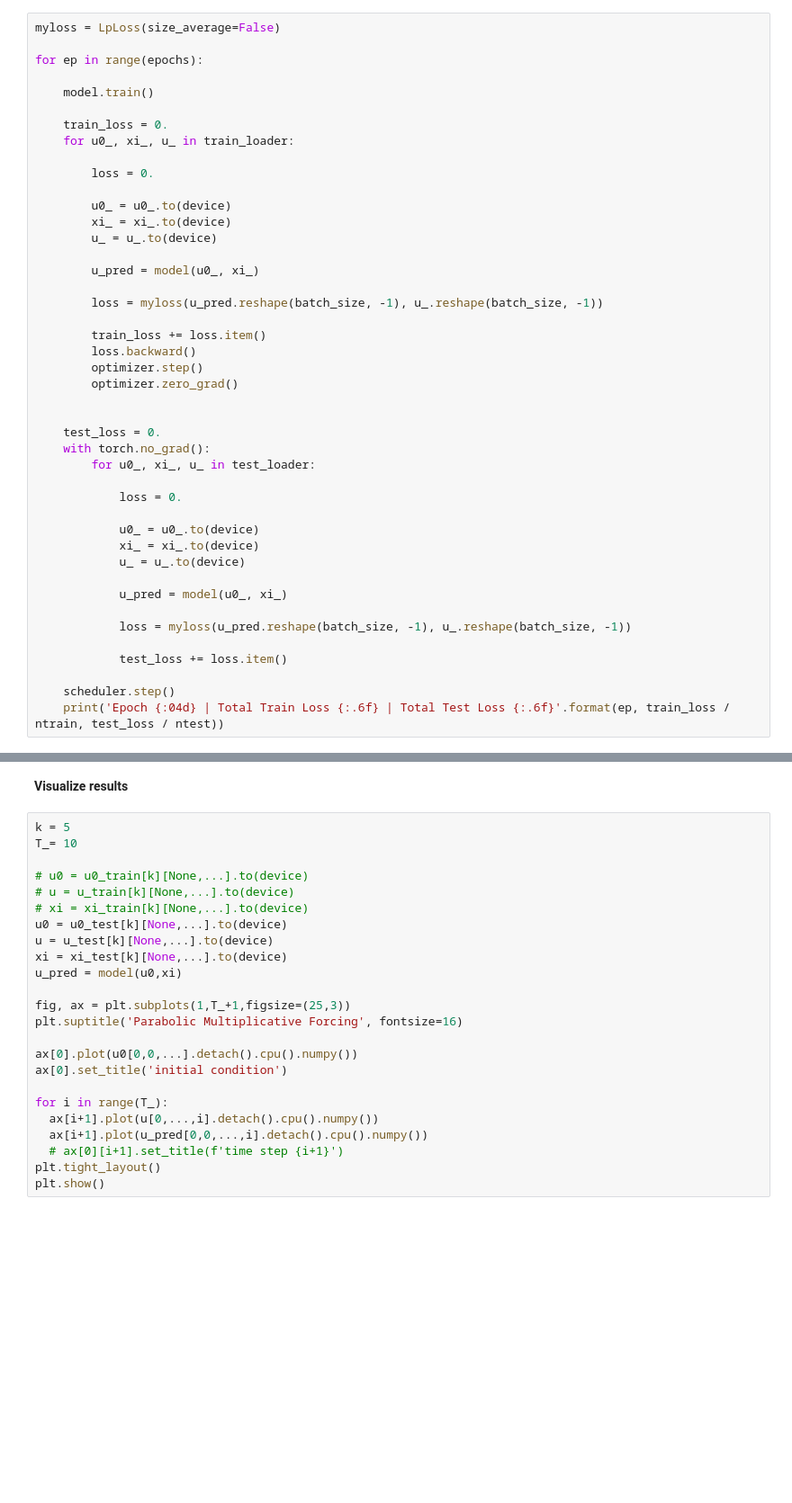
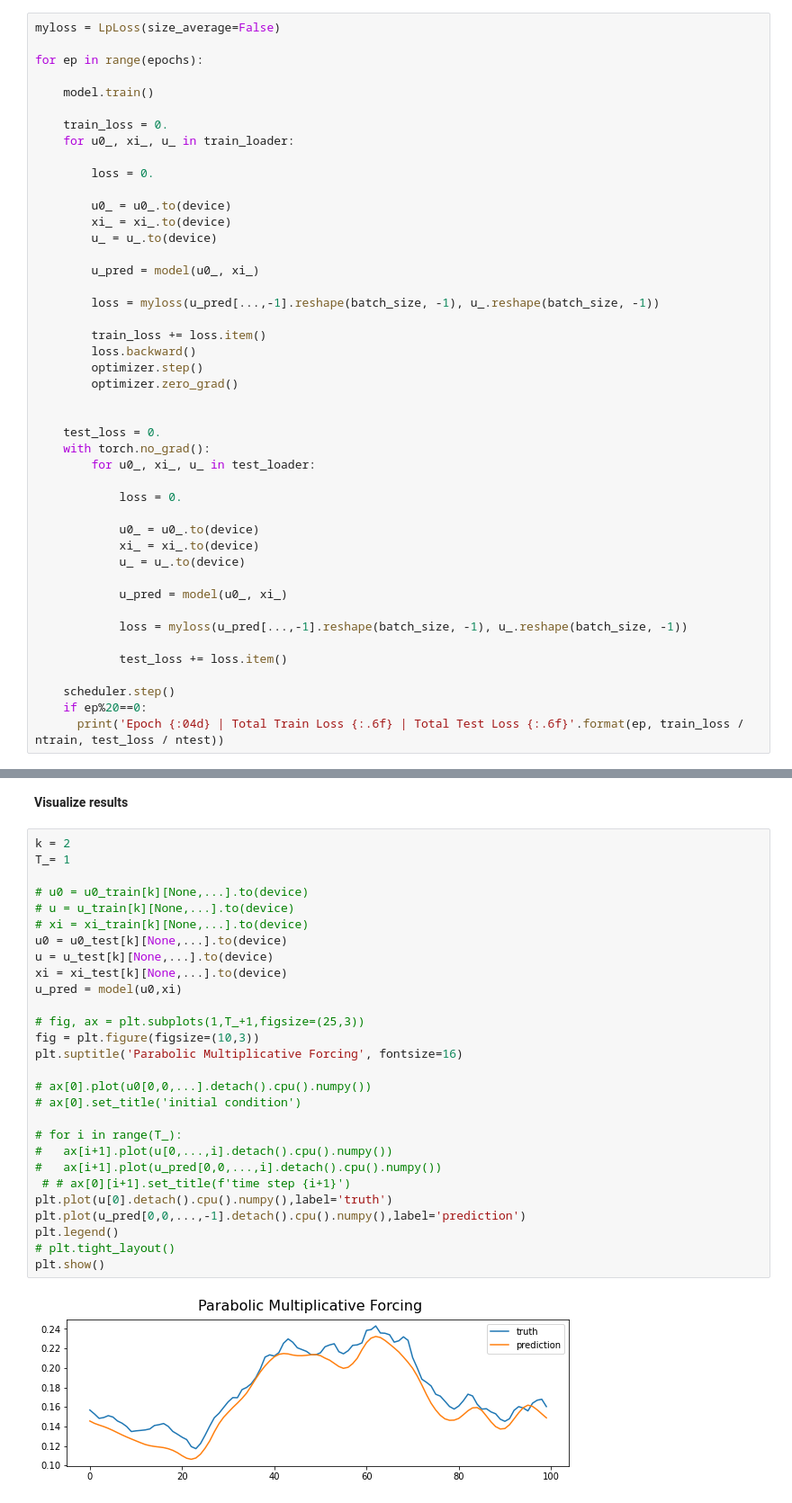
Before and after one commit to crispitagorico/torchspde, a Jupyter notebook: Parabolic1D.ipynb, the cells around one changed output, grey strips where cells are left out. Shown: that part at 90% size. Drawn from its saved outputs; the diff is of its cells as text; blank space fills up the shorter version.

```diff
--- a/Parabolic1D.ipynb
+++ b/Parabolic1D.ipynb
@@ -76,7 +105,7 @@ for ep in range(epochs):
 
         u_pred = model(u0_, xi_)
 
-        loss = myloss(u_pred.reshape(batch_size, -1), u_.reshape(batch_size, -1))
+        loss = myloss(u_pred[...,-1].reshape(batch_size, -1), u_.reshape(batch_size, -1))
 
         train_loss += loss.item()
         loss.backward()
@@ -96,9 +125,10 @@ for ep in range(epochs):
 
             u_pred = model(u0_, xi_)
 
-            loss = myloss(u_pred.reshape(batch_size, -1), u_.reshape(batch_size, -1))
+            loss = myloss(u_pred[...,-1].reshape(batch_size, -1), u_.reshape(batch_size, -1))
 
             test_loss += loss.item()
 
     scheduler.step()
-    print('Epoch {:04d} | Total Train Loss {:.6f} | Total Test Loss {:.6f}'.format(ep, train_loss / ntrain, test_loss / ntest))
+    if ep%20==0:
+      print('Epoch {:04d} | Total Train Loss {:.6f} | Total Test Loss {:.6f}'.format(ep, train_loss / ntrain, test_loss / ntest))
@@ -105,26 +153,32 @@ for ep in range(epochs):
 # %% [markdown]
 **Visualize results**
 # %%
-k = 5
-T_= 10
+k = 2
+T_= 1
 
 # u0 = u0_train[k][None,...].to(device)
 # u = u_train[k][None,...].to(device)
 # xi = xi_train[k][None,...].to(device)
 u0 = u0_test[k][None,...].to(device)
 u = u_test[k][None,...].to(device)
 xi = xi_test[k][None,...].to(device)
 u_pred = model(u0,xi)
 
-fig, ax = plt.subplots(1,T_+1,figsize=(25,3))
+# fig, ax = plt.subplots(1,T_+1,figsize=(25,3))
+fig = plt.figure(figsize=(10,3))
 plt.suptitle('Parabolic Multiplicative Forcing', fontsize=16)
 
-ax[0].plot(u0[0,0,...].detach().cpu().numpy())
-ax[0].set_title('initial condition')
+# ax[0].plot(u0[0,0,...].detach().cpu().numpy())
+# ax[0].set_title('initial condition')
 
-for i in range(T_):
-  ax[i+1].plot(u[0,...,i].detach().cpu().numpy())
-  ax[i+1].plot(u_pred[0,0,...,i].detach().cpu().numpy())
-  # ax[0][i+1].set_title(f'time step {i+1}')
-plt.tight_layout()
+# for i in range(T_):
+#   ax[i+1].plot(u[0,...,i].detach().cpu().numpy())
+#   ax[i+1].plot(u_pred[0,0,...,i].detach().cpu().numpy())
+ # # ax[0][i+1].set_title(f'time step {i+1}')
+plt.plot(u[0].detach().cpu().numpy(),label='truth')
+plt.plot(u_pred[0,0,...,-1].detach().cpu().numpy(),label='prediction')
+plt.legend()
+# plt.tight_layout()
 plt.show()
+# %% [output]
+[figure, added]
```
Also changed, not shown: parts of 8 cells of this notebook.
